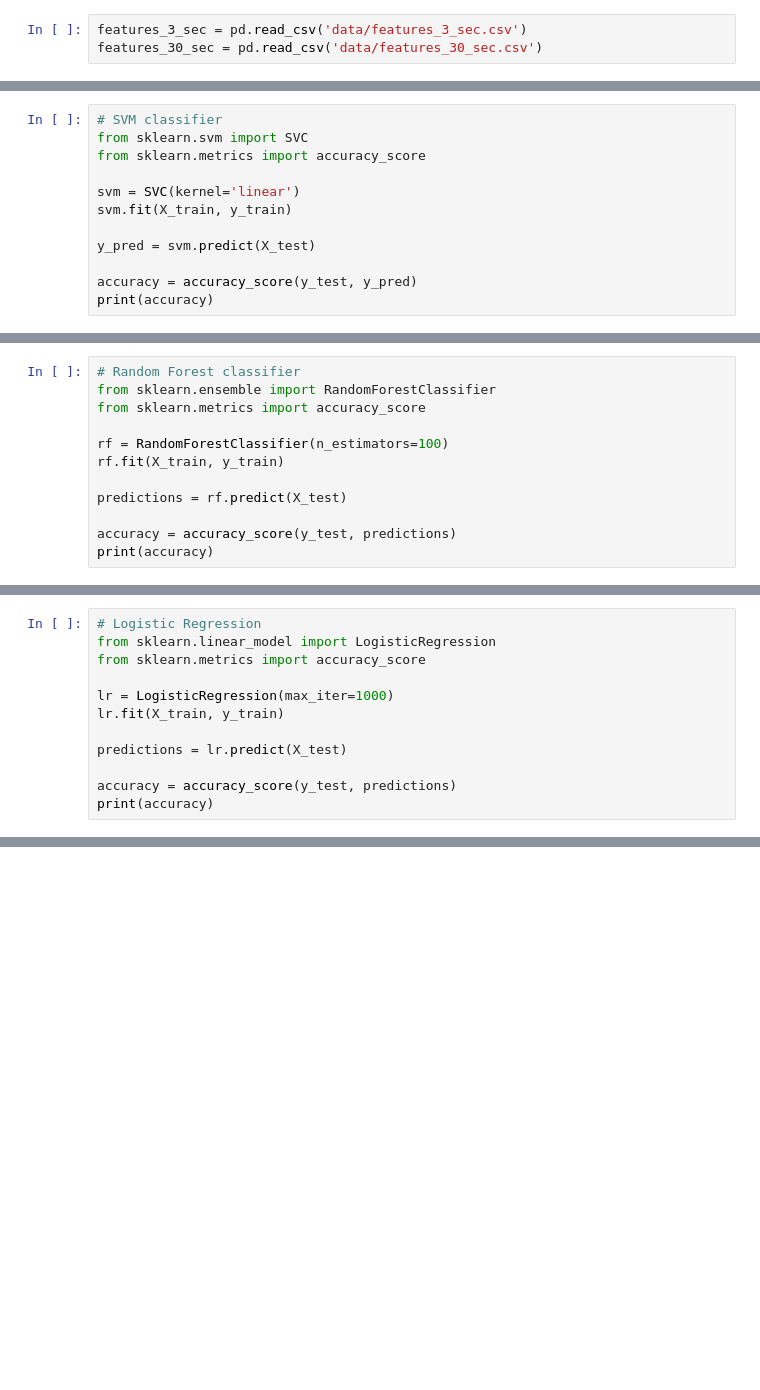
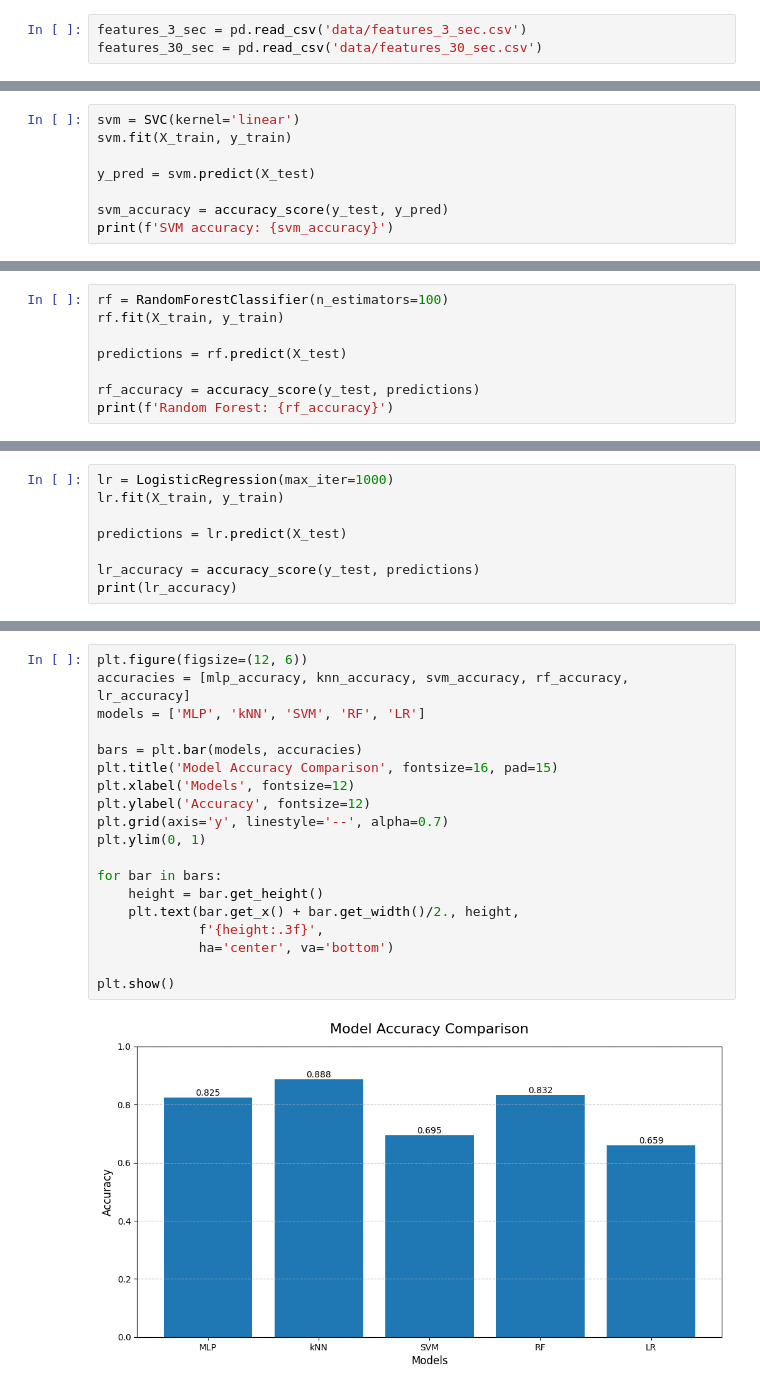
Before and after one commit to inspektral/asmc-genre-classification, a Jupyter notebook: task2.ipynb, the cells around one changed output, grey strips where cells are left out. Cells and saved outputs as stored; diff of their text form; blank space fills up the shorter version.

```diff
--- a/task2.ipynb
+++ b/task2.ipynb
@@ -103,13 +108,9 @@ print(accuracy)
 # %%
-# SVM classifier
-from sklearn.svm import SVC
-from sklearn.metrics import accuracy_score
-
 svm = SVC(kernel='linear')
 svm.fit(X_train, y_train)
 
 y_pred = svm.predict(X_test)
 
-accuracy = accuracy_score(y_test, y_pred)
-print(accuracy)
+svm_accuracy = accuracy_score(y_test, y_pred)
+print(f'SVM accuracy: {svm_accuracy}')
 # %% [output]
@@ -117,13 +118,9 @@ print(accuracy)
 # %%
-# Random Forest classifier
-from sklearn.ensemble import RandomForestClassifier
-from sklearn.metrics import accuracy_score
-
 rf = RandomForestClassifier(n_estimators=100)
 rf.fit(X_train, y_train)
 
 predictions = rf.predict(X_test)
 
-accuracy = accuracy_score(y_test, predictions)
-print(accuracy)
+rf_accuracy = accuracy_score(y_test, predictions)
+print(f'Random Forest: {rf_accuracy}')
 # %% [output]
@@ -131,13 +128,9 @@ print(accuracy)
 # %%
-# Logistic Regression
-from sklearn.linear_model import LogisticRegression
-from sklearn.metrics import accuracy_score
-
 lr = LogisticRegression(max_iter=1000)
 lr.fit(X_train, y_train)
 
 predictions = lr.predict(X_test)
 
-accuracy = accuracy_score(y_test, predictions)
-print(accuracy)
+lr_accuracy = accuracy_score(y_test, predictions)
+print(lr_accuracy)
 # %% [output]
@@ -144,0 +138,21 @@ print(accuracy)
+# %%
+plt.figure(figsize=(12, 6))
+accuracies = [mlp_accuracy, knn_accuracy, svm_accuracy, rf_accuracy, lr_accuracy]
+models = ['MLP', 'kNN', 'SVM', 'RF', 'LR']
+
+bars = plt.bar(models, accuracies)
+plt.title('Model Accuracy Comparison', fontsize=16, pad=15)
+plt.xlabel('Models', fontsize=12)
+plt.ylabel('Accuracy', fontsize=12)
+plt.grid(axis='y', linestyle='--', alpha=0.7)
+plt.ylim(0, 1)
+
+for bar in bars:
+    height = bar.get_height()
+    plt.text(bar.get_x() + bar.get_width()/2., height,
+             f'{height:.3f}',
+             ha='center', va='bottom')
+
+plt.show()
+# %% [output]
+[figure, added]
```
Also changed, not shown: parts of 12 cells of this notebook.
